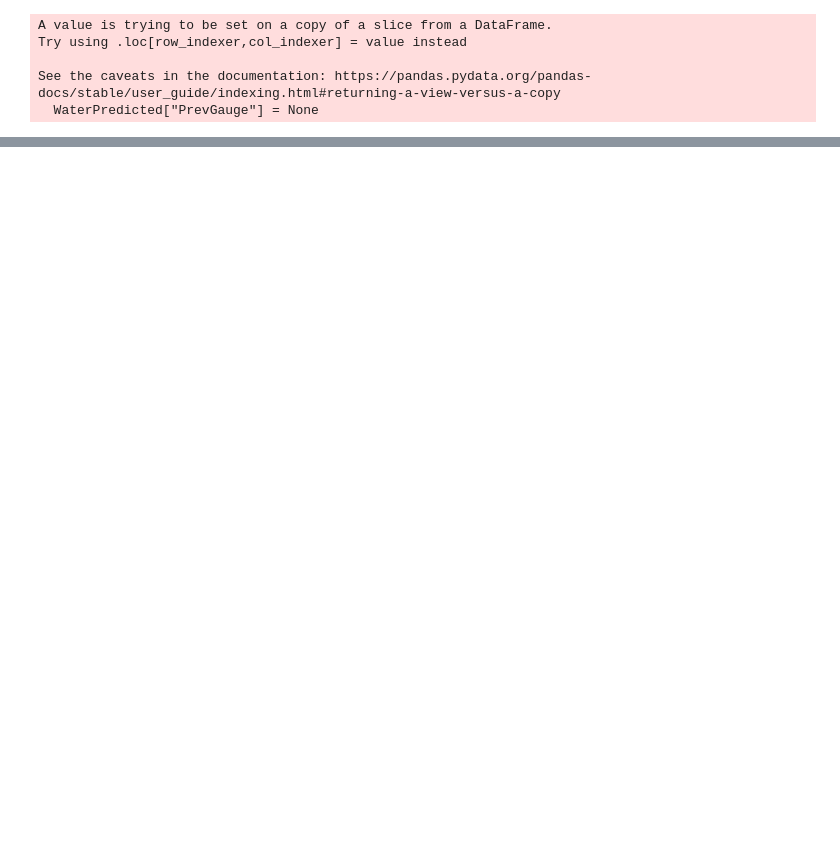
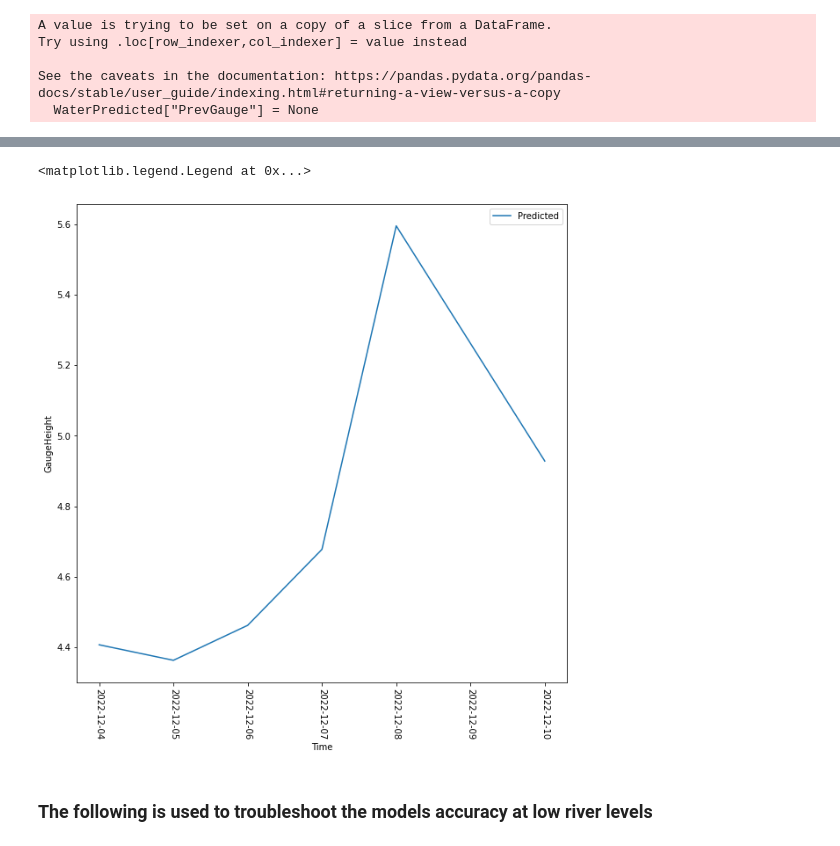
Before and after one commit to Ryderevan/RiverPredictions, a Jupyter notebook: GHPredictionsDualPolynomial-Franklin.ipynb, the cells around one changed output, grey strips where cells are left out. Cells and saved outputs as stored; diff of their text form; code cells hidden in the pictures; blank space fills up the shorter version.

```diff
--- a/GHPredictionsDualPolynomial-Franklin.ipynb
+++ b/GHPredictionsDualPolynomial-Franklin.ipynb
@@ -260,0 +245,47 @@ WaterPredicted2021
+# %%
+PrevGauge = pd.read_sql_query('Select cast([Datetime] as date)as \'Date\' , avg(Gaugeheight) as Gaugeheight '\
+'From riverdata '\
+'Where cast([datetime] as date) = dateadd(day, -1, cast(getdate() as date)) '\
+'group by cast([datetime] as date) '\
+'order by cast([datetime] as date) ', connection)
+# %%
+#Find Seed Prevgauge value for predictions - using the gaugeheight of yesterday - dateadd done in SQL server
+PrevGaugeDF = PrevGauge.iloc[0:1, 1:2]
+PrevGauge = PrevGaugeDF.iloc[0]['Gaugeheight']
+# %%
+#Loop through entire data set and use models to predict gauge height for that specific day
+rows, cols = PredictedWater.shape
+FitValues = np.empty([1, 1])
+i = 0
+
+while(i < rows):
+    PredictedWater[i,2] = PrevGauge
+
+    #Ascending regression, pass Precip to regression, find DeltaG, add to prevgauge
+    if PredictedWater[i,1] != '0':
+            FitValues[0,0] = PredictedWater[i,1]
+            DeltaG = polyregasc.predict(FitValues)
+            PredictedWater[i,3] = PrevGauge + DeltaG[0]
+
+    #Descending regression, pass prevgauge to reg, find GaugeHeight
+    else:
+            FitValues[0,0] = PredictedWater[i,2]
+            GaugeHeight = polyregdesc.predict(FitValues)
+            PredictedWater[i,3] = GaugeHeight
+
+    PrevGauge = PredictedWater[i,3]
+    i+=1
+# %%
+PredictedWater = pd.DataFrame(PredictedWater, columns = ['Date','Precipitation','Prevgauge', 'PredictedGauge'])
+# %%
+
+plot = plt.plot(PredictedWater['Date'], PredictedWater['PredictedGauge'])
+plt.xlabel('Time')
+plt.ylabel('GaugeHeight')
+plt.xticks(rotation = -90)
+plt.legend(['Predicted'])
+# %% [output]
+<matplotlib.legend.Legend at 0x...>
+[figure, added]
+# %% [markdown]
+### The following is used to troubleshoot the models accuracy at low river levels
```
Also changed, not shown: parts of 38 cells of this notebook.
